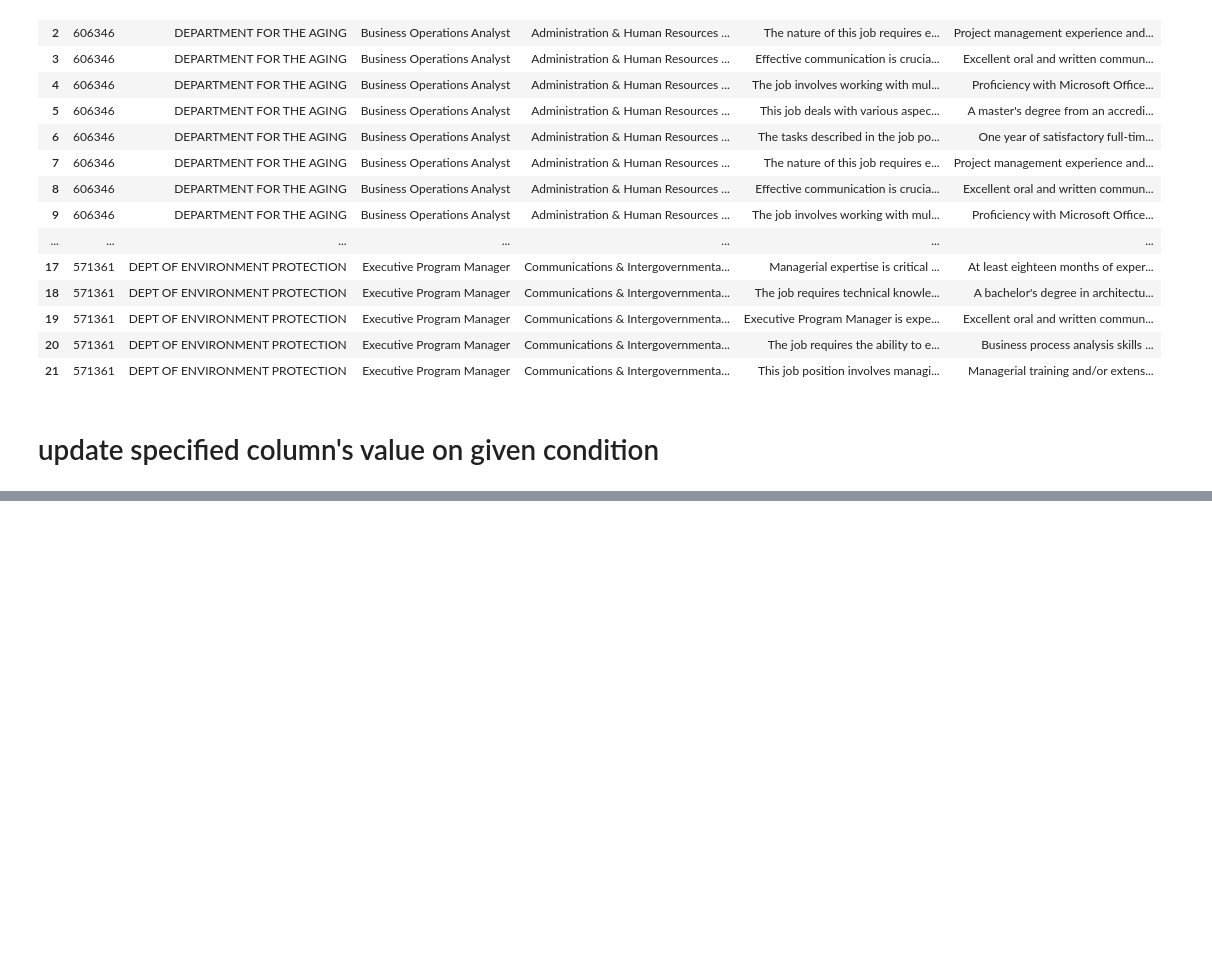
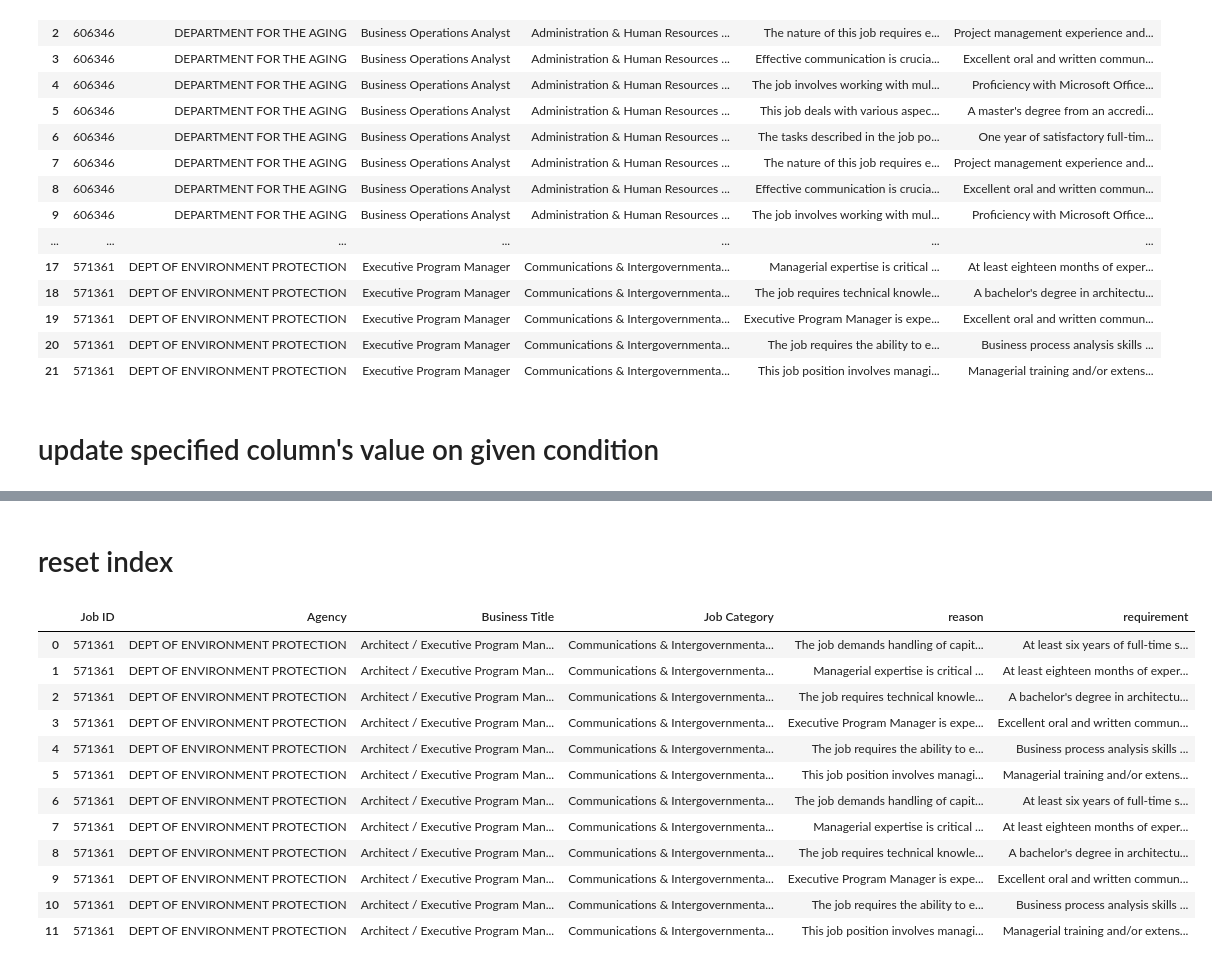
Before and after one commit to dfirst-education/sample, a Jupyter notebook: 4_dataframe_manipulation.ipynb, the cells around one changed output, grey strips where cells are left out. Cells and saved outputs as stored; diff of their text form; code cells hidden in the pictures; blank space fills up the shorter version.

```diff
--- a/4_dataframe_manipulation.ipynb
+++ b/4_dataframe_manipulation.ipynb
@@ -114,0 +130,19 @@ KeyError: False
+# %% [markdown]
+# reset index
+# %%
+df_jobs_and_reason.reset_index(drop=True, inplace=True)
+df_jobs_and_reason
+# %% [output]
+|  | Job ID | Agency | Business Title | Job Category | reason | requirement |
+| 0 | 571361 | DEPT OF ENVIRONMENT PROTECTION | Architect / Executive Program Man... | Communications & Intergovernmenta... | The job demands handling of capit... | At least six years of full-time s... |
+| 1 | 571361 | DEPT OF ENVIRONMENT PROTECTION | Architect / Executive Program Man... | Communications & Intergovernmenta... | Managerial expertise is critical ... | At least eighteen months of exper... |
+| 2 | 571361 | DEPT OF ENVIRONMENT PROTECTION | Architect / Executive Program Man... | Communications & Intergovernmenta... | The job requires technical knowle... | A bachelor's degree in architectu... |
+| 3 | 571361 | DEPT OF ENVIRONMENT PROTECTION | Architect / Executive Program Man... | Communications & Intergovernmenta... | Executive Program Manager is expe... | Excellent oral and written commun... |
+| 4 | 571361 | DEPT OF ENVIRONMENT PROTECTION | Architect / Executive Program Man... | Communications & Intergovernmenta... | The job requires the ability to e... | Business process analysis skills ... |
+| 5 | 571361 | DEPT OF ENVIRONMENT PROTECTION | Architect / Executive Program Man... | Communications & Intergovernmenta... | This job position involves managi... | Managerial training and/or extens... |
+| 6 | 571361 | DEPT OF ENVIRONMENT PROTECTION | Architect / Executive Program Man... | Communications & Intergovernmenta... | The job demands handling of capit... | At least six years of full-time s... |
+| 7 | 571361 | DEPT OF ENVIRONMENT PROTECTION | Architect / Executive Program Man... | Communications & Intergovernmenta... | Managerial expertise is critical ... | At least eighteen months of exper... |
+| 8 | 571361 | DEPT OF ENVIRONMENT PROTECTION | Architect / Executive Program Man... | Communications & Intergovernmenta... | The job requires technical knowle... | A bachelor's degree in architectu... |
+| 9 | 571361 | DEPT OF ENVIRONMENT PROTECTION | Architect / Executive Program Man... | Communications & Intergovernmenta... | Executive Program Manager is expe... | Excellent oral and written commun... |
+| 10 | 571361 | DEPT OF ENVIRONMENT PROTECTION | Architect / Executive Program Man... | Communications & Intergovernmenta... | The job requires the ability to e... | Business process analysis skills ... |
+| 11 | 571361 | DEPT OF ENVIRONMENT PROTECTION | Architect / Executive Program Man... | Communications & Intergovernmenta... | This job position involves managi... | Managerial training and/or extens... |
```
Also changed, not shown: parts of 3 cells of this notebook.
